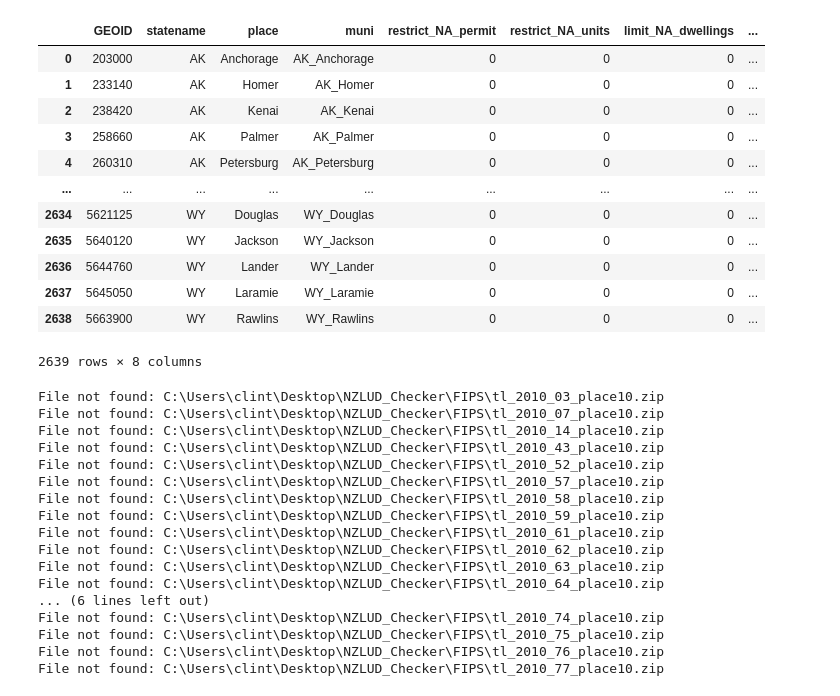
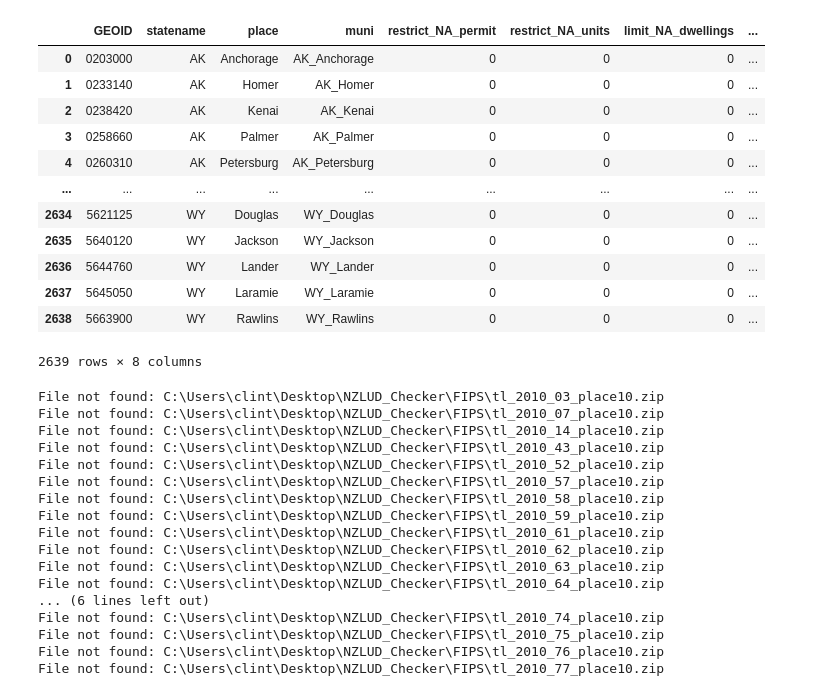
Before and after one commit to WilliamClintC/NZLUD_Checker, a Jupyter notebook: Mapper_aug12.ipynb, the cells around one changed output. Cells and saved outputs as stored; diff of their text form; code cells hidden in the pictures.

```diff
--- a/Mapper_aug12.ipynb
+++ b/Mapper_aug12.ipynb
@@ -122,20 +64,20 @@ excel_df_sorted
-# %%
-combined_df = pd.concat([csv_df, excel_df_sorted], axis=1)
-combined_df
-# %% [output]
-|  | GEOID | statename | place | muni | restrict_NA_permit | restrict_NA_units | limit_NA_dwellings | ... |
-| 0 | 203000 | AK | Anchorage | AK_Anchorage | 0 | 0 | 0 | ... |
-| 1 | 233140 | AK | Homer | AK_Homer | 0 | 0 | 0 | ... |
-| 2 | 238420 | AK | Kenai | AK_Kenai | 0 | 0 | 0 | ... |
-| 3 | 258660 | AK | Palmer | AK_Palmer | 0 | 0 | 0 | ... |
-| 4 | 260310 | AK | Petersburg | AK_Petersburg | 0 | 0 | 0 | ... |
-| ... | ... | ... | ... | ... | ... | ... | ... | ... |
-| 2634 | 5621125 | WY | Douglas | WY_Douglas | 0 | 0 | 0 | ... |
-| 2635 | 5640120 | WY | Jackson | WY_Jackson | 0 | 0 | 0 | ... |
-| 2636 | 5644760 | WY | Lander | WY_Lander | 0 | 0 | 0 | ... |
-| 2637 | 5645050 | WY | Laramie | WY_Laramie | 0 | 0 | 0 | ... |
-| 2638 | 5663900 | WY | Rawlins | WY_Rawlins | 0 | 0 | 0 | ... |
-2639 rows × 8 columns
+# %%
+combined_df['GEOID'] = combined_df['GEOID'].astype(str).str.zfill(7)
+combined_df
+# %% [output]
+|  | GEOID | statename | place | muni | restrict_NA_permit | restrict_NA_units | limit_NA_dwellings | ... |
+| 0 | 0203000 | AK | Anchorage | AK_Anchorage | 0 | 0 | 0 | ... |
+| 1 | 0233140 | AK | Homer | AK_Homer | 0 | 0 | 0 | ... |
+| 2 | 0238420 | AK | Kenai | AK_Kenai | 0 | 0 | 0 | ... |
+| 3 | 0258660 | AK | Palmer | AK_Palmer | 0 | 0 | 0 | ... |
+| 4 | 0260310 | AK | Petersburg | AK_Petersburg | 0 | 0 | 0 | ... |
+| ... | ... | ... | ... | ... | ... | ... | ... | ... |
+| 2634 | 5621125 | WY | Douglas | WY_Douglas | 0 | 0 | 0 | ... |
+| 2635 | 5640120 | WY | Jackson | WY_Jackson | 0 | 0 | 0 | ... |
+| 2636 | 5644760 | WY | Lander | WY_Lander | 0 | 0 | 0 | ... |
+| 2637 | 5645050 | WY | Laramie | WY_Laramie | 0 | 0 | 0 | ... |
+| 2638 | 5663900 | WY | Rawlins | WY_Rawlins | 0 | 0 | 0 | ... |
+2639 rows × 8 columns
 # %%
 import geopandas as gpd
 import matplotlib.pyplot as plt
```
Also changed, not shown: parts of 10 cells of this notebook, 6 other files.
